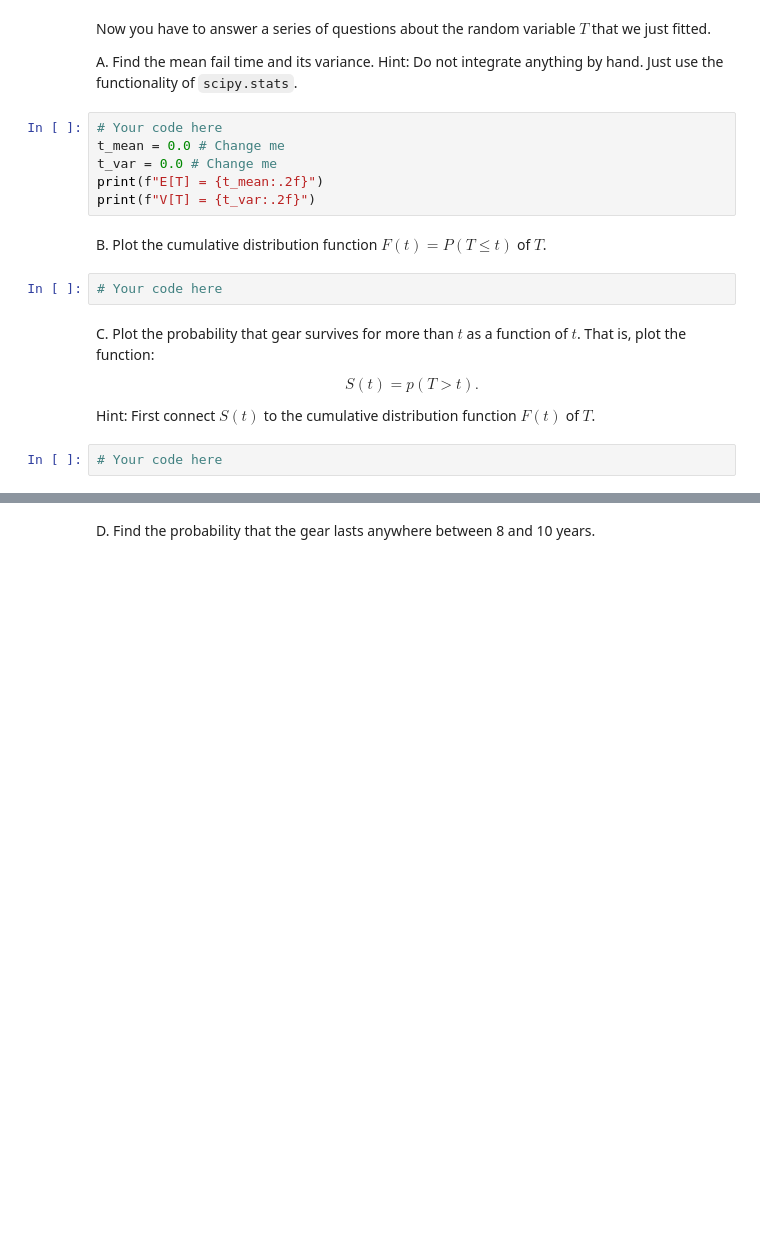
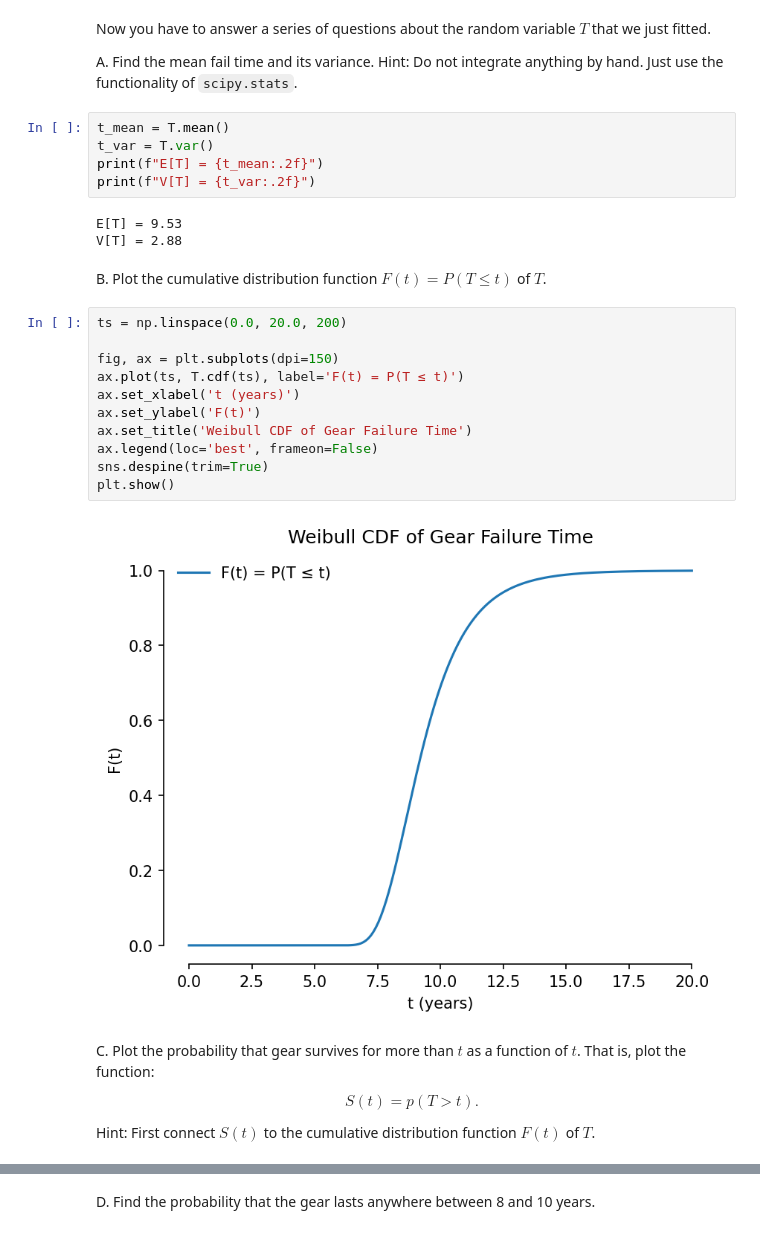
Before and after one commit to dereky925/me539-sciML, a Jupyter notebook: lecturebook/homework/homework-01.ipynb, the cells around one changed output, grey strips where cells are left out. Saved outputs shown, nothing was run; the diff lists cells and outputs as text; blank space fills up the shorter version.

```diff
--- a/lecturebook/homework/homework-01.ipynb
+++ b/lecturebook/homework/homework-01.ipynb
@@ -441,15 +569,28 @@ Now you have to answer a series of questions about the random variable $T$ that
 A. Find the mean fail time and its variance.
 Hint: Do not integrate anything by hand. Just use the functionality of ``scipy.stats``.
 # %%
-# Your code here
-t_mean = 0.0 # Change me
-t_var = 0.0 # Change me
+t_mean = T.mean()
+t_var = T.var()
 print(f"E[T] = {t_mean:.2f}")
 print(f"V[T] = {t_var:.2f}")
+# %% [output]
+E[T] = 9.53
+V[T] = 2.88
 # %% [markdown]
 B. Plot the cumulative distribution function $F(t) = P(T\le t)$ of $T$.
-# %%
-# Your code here
+# %%
+ts = np.linspace(0.0, 20.0, 200)
+
+fig, ax = plt.subplots(dpi=150)
+ax.plot(ts, T.cdf(ts), label='F(t) = P(T ≤ t)')
+ax.set_xlabel('t (years)')
+ax.set_ylabel('F(t)')
+ax.set_title('Weibull CDF of Gear Failure Time')
+ax.legend(loc='best', frameon=False)
+sns.despine(trim=True)
+plt.show()
+# %% [output]
+[figure, added]
 # %% [markdown]
 C. Plot the probability that gear survives for more than $t$ as a function of $t$.
 That is, plot the function:
@@ -459,5 +600,3 @@ S(t) = p(T > t).
 $$
 
 Hint: First connect $S(t)$ to the cumulative distribution function $F(t)$ of $T$.
-# %%
-# Your code here
```
Also changed, not shown: parts of 33 cells of this notebook.
